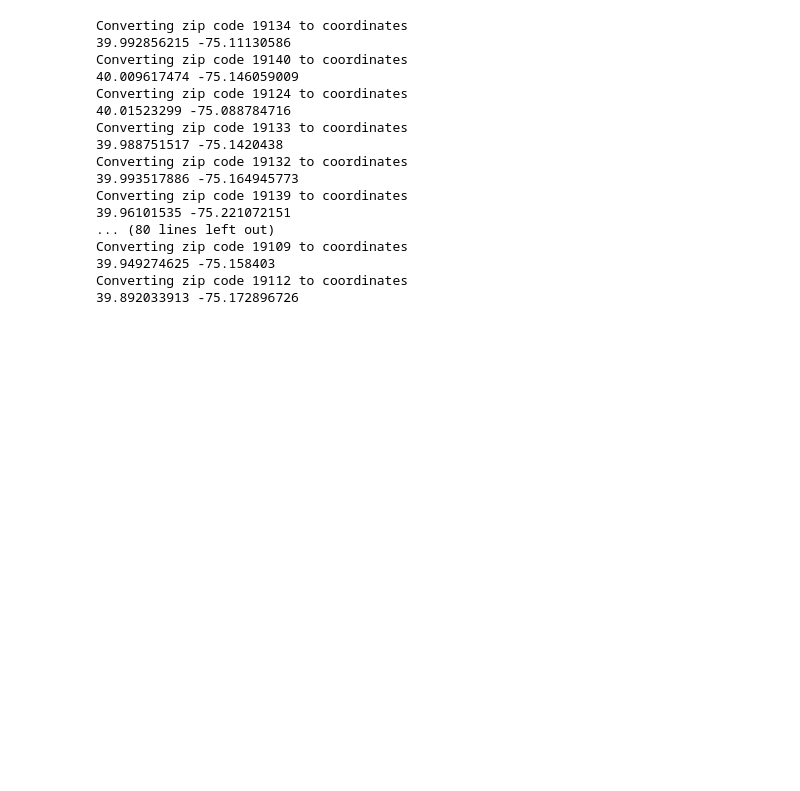
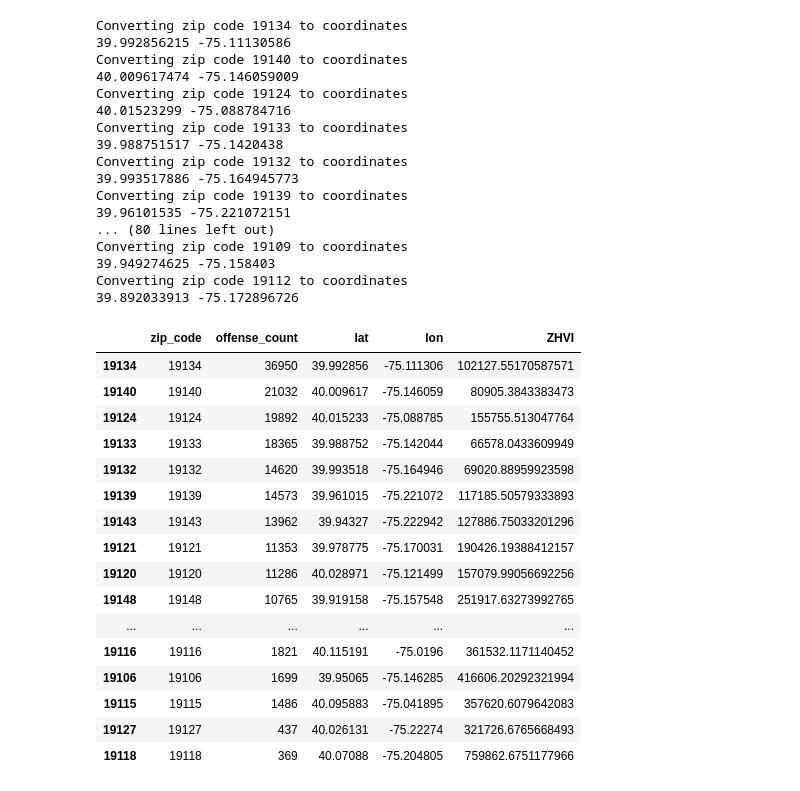
Before and after one commit to n-o-karma/Group3Project1, a Jupyter notebook: Notebooks/data_acq_and_cleanup.ipynb, the cells around one changed output. Saved outputs shown, nothing was run; the diff lists cells and outputs as text; code cells hidden in the pictures; blank space fills up the shorter version.

```diff
--- a/Notebooks/data_acq_and_cleanup.ipynb
+++ b/Notebooks/data_acq_and_cleanup.ipynb
@@ -85,3 +97,25 @@ Converting zip code 19109 to coordinates
 39.949274625 -75.158403
 Converting zip code 19112 to coordinates
 39.892033913 -75.172896726
+# %%
+philly_combined = pd.merge(philly_crime_counts,zillowdf,how='left', right_on = 'zip_code',left_index=True)
+philly_combined = philly_combined.dropna()
+philly_combined
+# %% [output]
+|  | zip_code | offense_count | lat | lon | ZHVI |
+| 19134 | 19134 | 36950 | 39.992856 | -75.111306 | 102127.55170587571 |
+| 19140 | 19140 | 21032 | 40.009617 | -75.146059 | 80905.3843383473 |
+| 19124 | 19124 | 19892 | 40.015233 | -75.088785 | 155755.513047764 |
+| 19133 | 19133 | 18365 | 39.988752 | -75.142044 | 66578.0433609949 |
+| 19132 | 19132 | 14620 | 39.993518 | -75.164946 | 69020.88959923598 |
+| 19139 | 19139 | 14573 | 39.961015 | -75.221072 | 117185.50579333893 |
+| 19143 | 19143 | 13962 | 39.94327 | -75.222942 | 127886.75033201296 |
+| 19121 | 19121 | 11353 | 39.978775 | -75.170031 | 190426.19388412157 |
+| 19120 | 19120 | 11286 | 40.028971 | -75.121499 | 157079.99056692256 |
+| 19148 | 19148 | 10765 | 39.919158 | -75.157548 | 251917.63273992765 |
+| ... | ... | ... | ... | ... | ... |
+| 19116 | 19116 | 1821 | 40.115191 | -75.0196 | 361532.1171140452 |
+| 19106 | 19106 | 1699 | 39.95065 | -75.146285 | 416606.20292321994 |
+| 19115 | 19115 | 1486 | 40.095883 | -75.041895 | 357620.6079642083 |
+| 19127 | 19127 | 437 | 40.026131 | -75.22274 | 321726.6765668493 |
+| 19118 | 19118 | 369 | 40.07088 | -75.204805 | 759862.6751177966 |
```
Also changed, not shown: parts of 6 cells of this notebook, 1 other file.
